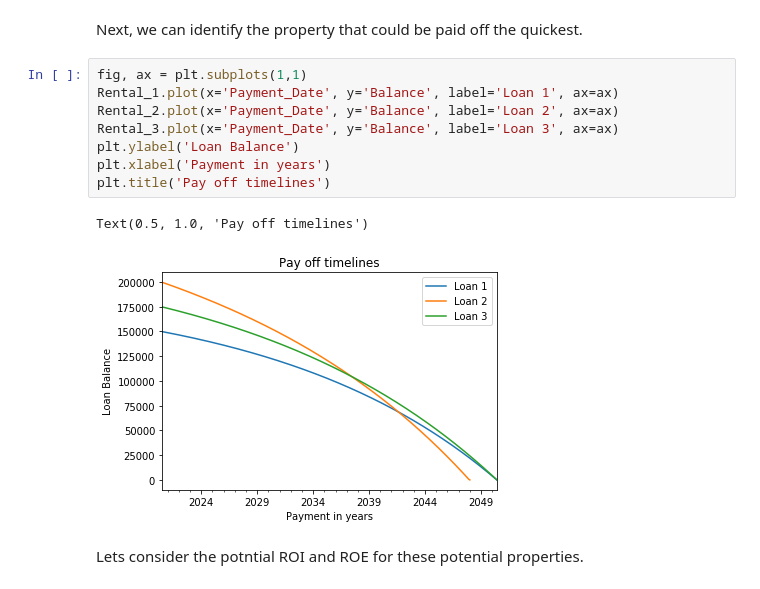
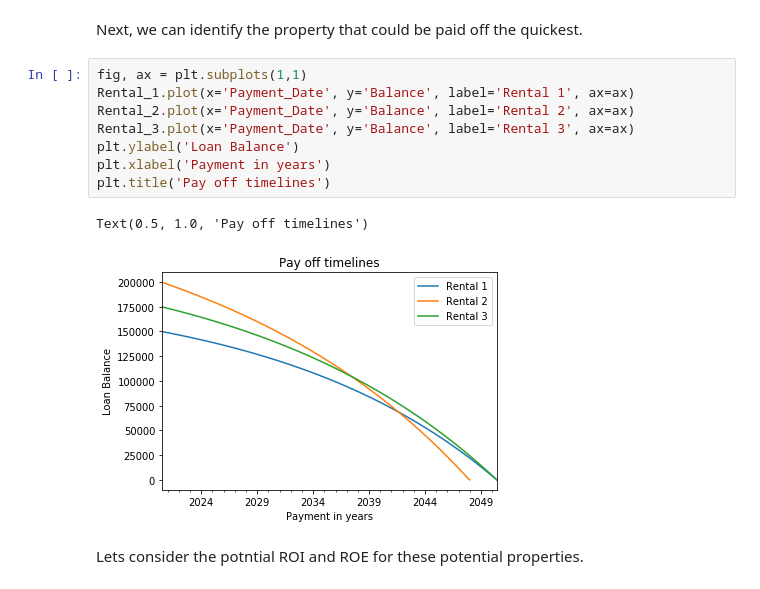
Before and after one commit to Charles-Busby/Portfolio, a Jupyter notebook: Rental Property Analysis/Rental Comparison.ipynb, the cells around one changed output. Cells and saved outputs as stored; diff of their text form.

```diff
--- a/Rental Property Analysis/Rental Comparison.ipynb
+++ b/Rental Property Analysis/Rental Comparison.ipynb
@@ -316,15 +316,15 @@ Rental_3 = Rental_Comparison(.045, 30, 12, 275000, 100000, 0, 1800, .03)
 Next, we can identify the property that could be paid off the quickest.
 # %%
 fig, ax = plt.subplots(1,1)
-Rental_1.plot(x='Payment_Date', y='Balance', label='Loan 1', ax=ax)
-Rental_2.plot(x='Payment_Date', y='Balance', label='Loan 2', ax=ax)
-Rental_3.plot(x='Payment_Date', y='Balance', label='Loan 3', ax=ax)
+Rental_1.plot(x='Payment_Date', y='Balance', label='Rental 1', ax=ax)
+Rental_2.plot(x='Payment_Date', y='Balance', label='Rental 2', ax=ax)
+Rental_3.plot(x='Payment_Date', y='Balance', label='Rental 3', ax=ax)
 plt.ylabel('Loan Balance')
 plt.xlabel('Payment in years')
 plt.title('Pay off timelines')
 # %% [output]
 Text(0.5, 1.0, 'Pay off timelines')
-[figure, old version]
+[figure, new version]
 # %% [markdown]
 Lets consider the potntial ROI and ROE for these potential properties.
 # %%
```
Also changed, not shown: parts of 13 cells of this notebook.
